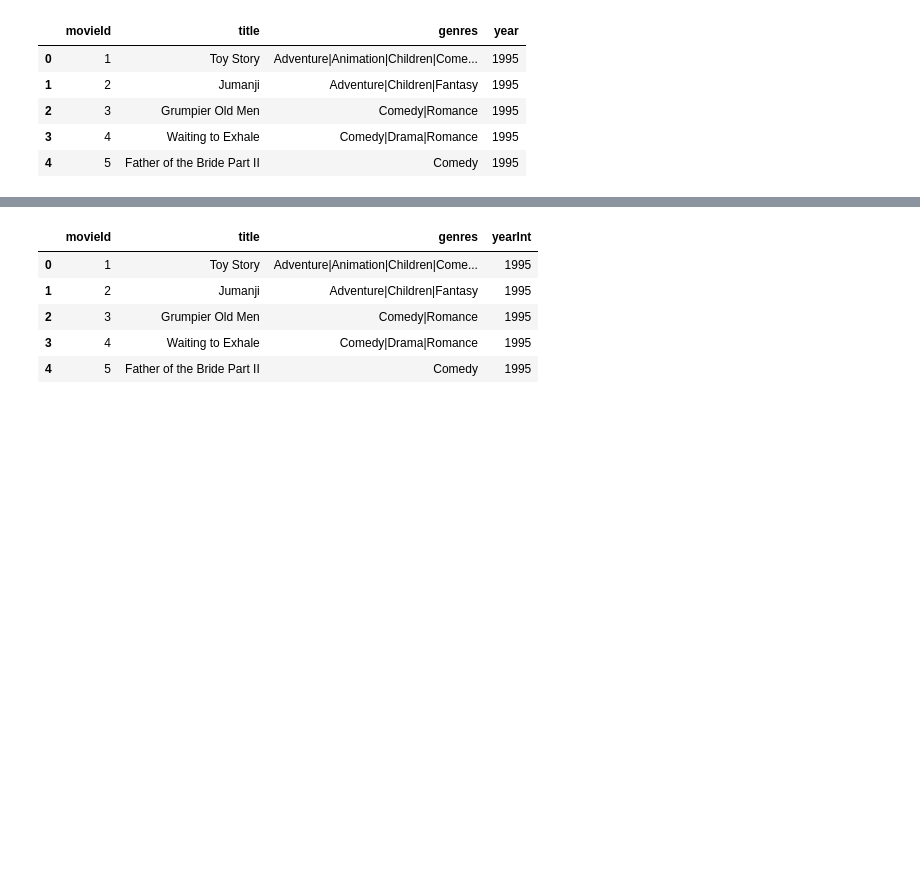
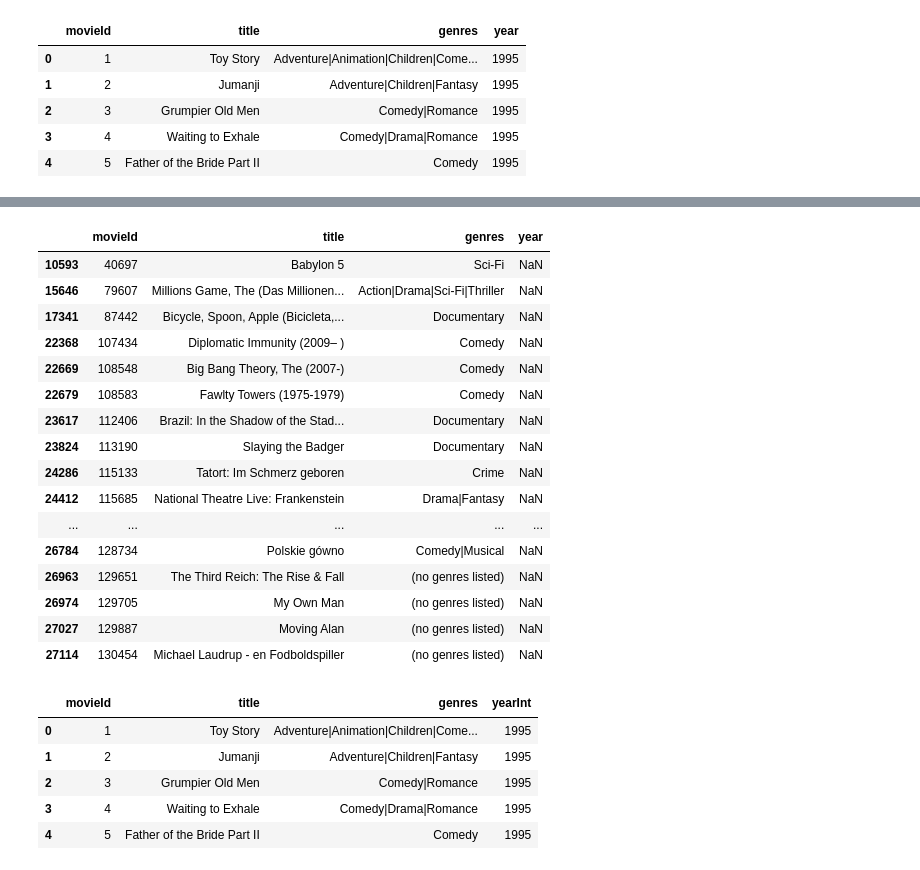
Before and after one commit to harashtaht/MovieRecommendation, a Jupyter notebook: movierecom_init.ipynb, the cells around one changed output, grey strips where cells are left out. Drawn from its saved outputs; the diff is of its cells as text; code cells hidden in the pictures; blank space fills up the shorter version.

```diff
--- a/movierecom_init.ipynb
+++ b/movierecom_init.ipynb
@@ -115,4 +115,24 @@ year       0
 dtype: int64
+# %%
+moviesNu[moviesNu['year'].isnull()]
+# %% [output]
+|  | movieId | title | genres | year |
+| 10593 | 40697 | Babylon 5 | Sci-Fi | NaN |
+| 15646 | 79607 | Millions Game, The (Das Millionen... | Action|Drama|Sci-Fi|Thriller | NaN |
+| 17341 | 87442 | Bicycle, Spoon, Apple (Bicicleta,... | Documentary | NaN |
+| 22368 | 107434 | Diplomatic Immunity (2009– ) | Comedy | NaN |
+| 22669 | 108548 | Big Bang Theory, The (2007-) | Comedy | NaN |
+| 22679 | 108583 | Fawlty Towers (1975-1979) | Comedy | NaN |
+| 23617 | 112406 | Brazil: In the Shadow of the Stad... | Documentary | NaN |
+| 23824 | 113190 | Slaying the Badger | Documentary | NaN |
+| 24286 | 115133 | Tatort: Im Schmerz geboren | Crime | NaN |
+| 24412 | 115685 | National Theatre Live: Frankenstein | Drama|Fantasy | NaN |
+| ... | ... | ... | ... | ... |
+| 26784 | 128734 | Polskie gówno | Comedy|Musical | NaN |
+| 26963 | 129651 | The Third Reich: The Rise & Fall | (no genres listed) | NaN |
+| 26974 | 129705 | My Own Man | (no genres listed) | NaN |
+| 27027 | 129887 | Moving Alan | (no genres listed) | NaN |
+| 27114 | 130454 | Michael Laudrup - en Fodboldspiller | (no genres listed) | NaN |
 # %%
 moviesNu['yearInt'] = moviesNu['year'].apply(
     lambda row : int(row)
```
Also changed, not shown: parts of 2 cells of this notebook.
